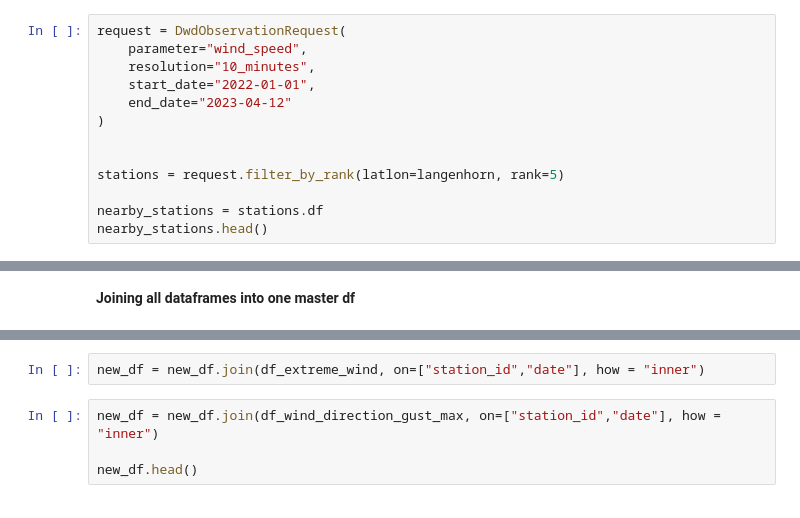
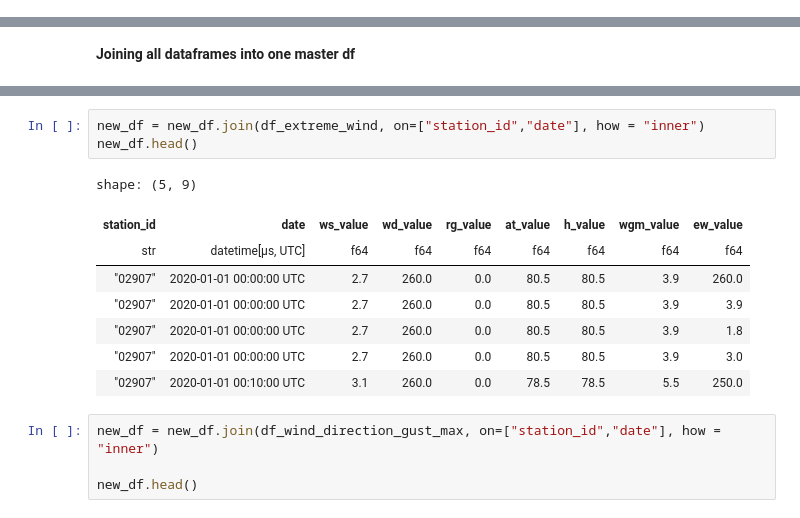
Before and after one commit to mgondeck/wind_curtailment_prediction, a Jupyter notebook: weather_data/wetterdienst.ipynb, the cells around one changed output, grey strips where cells are left out. Saved outputs shown, nothing was run; the diff lists cells and outputs as text.

```diff
--- a/weather_data/wetterdienst.ipynb
+++ b/weather_data/wetterdienst.ipynb
@@ -36,16 +38,3 @@ There are 298 weather stations in germany
 The function leverages the four closest stations to your specified latitude and longitude and employs the bilinear interpolation method provided by the scipy package (interp2d) to interpolate the given parameter values. Currently, this interpolation feature is exclusive to DWDObservationRequest and parameters temperature_air_mean_200, wind_speed, precipitation_height. As it is in its early stages, we welcome feedback to enhance and refine its functionality. Interpolation by nearby stations is limited to a distance of 40 km by default (20.0 km for precipitation). You can change this by setting the ts_interpolation_station_distance setting.
 # %%
 langenhorn = (54.679, 8.908)
-# %%
-request = DwdObservationRequest(
-    parameter="wind_speed",
-    resolution="10_minutes",
-    start_date="2022-01-01",
-    end_date="2023-04-12"
-)
-
-
-stations = request.filter_by_rank(latlon=langenhorn, rank=5)
-
-nearby_stations = stations.df
-nearby_stations.head()
@@ -121,5 +168,15 @@ new_df = new_df.join(df_wind_gust_max, on=["station_id","date"], how = "inner")
 # %%
 new_df = new_df.join(df_extreme_wind, on=["station_id","date"], how = "inner")
+new_df.head()
+# %% [output]
+shape: (5, 9)
+| station_id | date | ws_value | wd_value | rg_value | at_value | h_value | wgm_value | ew_value |
+| str | datetime[μs, UTC] | f64 | f64 | f64 | f64 | f64 | f64 | f64 |
+| "02907" | 2020-01-01 00:00:00 UTC | 2.7 | 260.0 | 0.0 | 80.5 | 80.5 | 3.9 | 260.0 |
+| "02907" | 2020-01-01 00:00:00 UTC | 2.7 | 260.0 | 0.0 | 80.5 | 80.5 | 3.9 | 3.9 |
+| "02907" | 2020-01-01 00:00:00 UTC | 2.7 | 260.0 | 0.0 | 80.5 | 80.5 | 3.9 | 1.8 |
+| "02907" | 2020-01-01 00:00:00 UTC | 2.7 | 260.0 | 0.0 | 80.5 | 80.5 | 3.9 | 3.0 |
+| "02907" | 2020-01-01 00:10:00 UTC | 3.1 | 260.0 | 0.0 | 78.5 | 78.5 | 5.5 | 250.0 |
 # %%
 new_df = new_df.join(df_wind_direction_gust_max, on=["station_id","date"], how = "inner")
 
```
Also changed, not shown: parts of 10 cells of this notebook.
